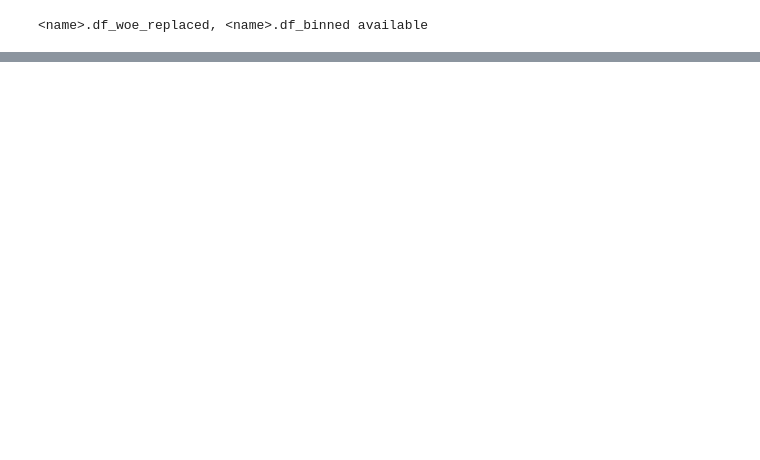
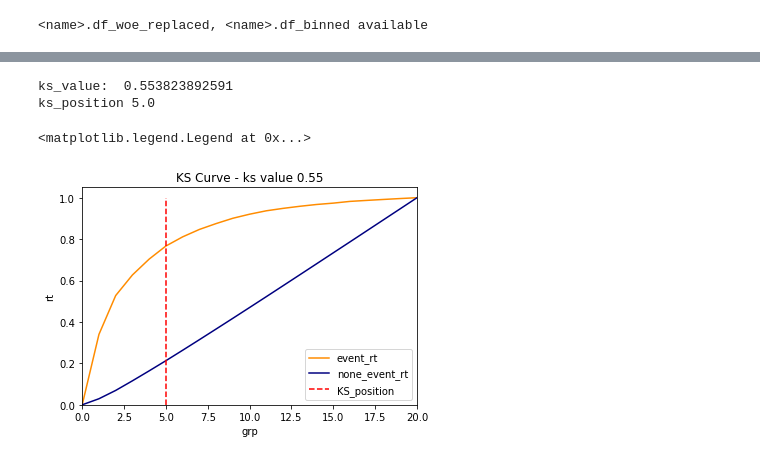
Before and after one commit to fycoopery/fy_scorecard, a Jupyter notebook: test_notebook/fy_scorecard_test.ipynb, the cells around one changed output, grey strips where cells are left out. Cells and saved outputs as stored; diff of their text form; code cells hidden in the pictures; blank space fills up the shorter version.

Commit message:
TEST ADD KS\ROC

```diff
--- a/test_notebook/fy_scorecard_test.ipynb
+++ b/test_notebook/fy_scorecard_test.ipynb
@@ -142,0 +217,49 @@ plt.show()
+# %%
+#KS曲线
+
+event_total = y.sum()
+non_event_total = y.count() - y.sum()
+
+predict_true["score_rk"] = predict_true["predict"].rank(ascending = False
+                                                        ,method = "first")
+group_size = round(predict_true.shape[0]/20)
+predict_true["rk_group"] = (predict_true["score_rk"]/group_size).apply(np.ceil)
+
+test_grp = predict_true.groupby("rk_group")["true"].agg([np.sum,pd.Series.count])\
+            .rename(columns = {"sum":"event_cnt","count":"total_cnt"})\
+            .reset_index()
+test_grp["non_event_cnt"] = test_grp["total_cnt"] - test_grp["event_cnt"]
+test_grp["event_cnt_cum"] = test_grp["event_cnt"].cumsum()
+test_grp["non_event_cnt_cum"] = test_grp["non_event_cnt"].cumsum()
+
+test_grp["event_rt"] = test_grp["event_cnt_cum"] / event_total
+test_grp["none_event_rt"] = test_grp["non_event_cnt_cum"] / non_event_total
+
+test_grp["ks_value"] = test_grp["event_rt"] - test_grp["none_event_rt"]
+
+ks_value = test_grp["ks_value"].max()
+ks_position = test_grp[test_grp["ks_value"]==ks_value]["rk_group"].iloc[0]
+print "ks_value: ",ks_value
+print "ks_position",ks_position
+
+test_grp_2 = pd.DataFrame({
+    "rk_group":[0],
+    "event_rt":[0],
+    "none_event_rt":[0]}
+).append(test_grp)
+
+plt.plot(test_grp_2["rk_group"],test_grp_2["event_rt"],color = "darkorange")
+plt.plot(test_grp_2["rk_group"],test_grp_2["none_event_rt"],color = "navy")
+plt.plot([ks_position,ks_position],[0,1],color="red",linestyle = "--",
+        label = "KS_position")
+plt.xlim([0,20])
+plt.ylim([0,1.05])
+plt.xlabel("grp")
+plt.ylabel("rt")
+plt.title("KS Curve - ks value %0.2f" % ks_value)
+plt.legend(loc = "lower right")
+# %% [output]
+ks_value:  0.553823892591
+ks_position 5.0
+<matplotlib.legend.Legend at 0x...>
+[figure, added]
```
Also changed, not shown: parts of 11 cells of this notebook.
